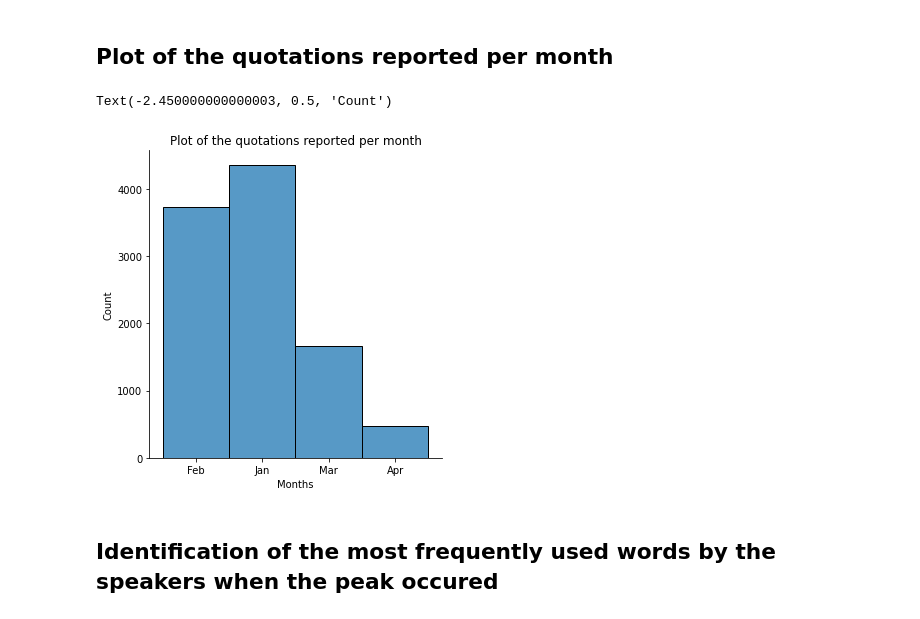
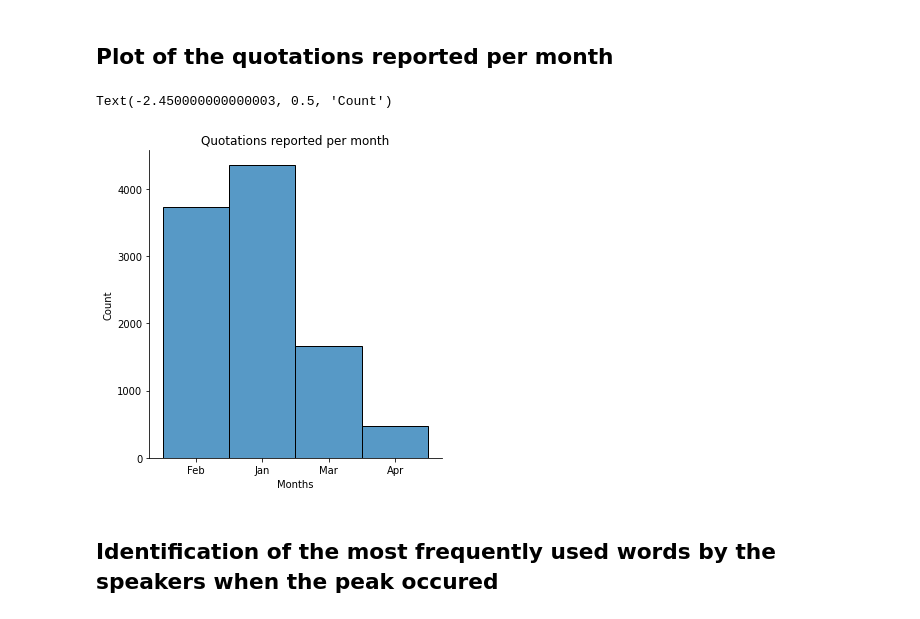
Before and after one commit to epfl-ada/ada-2021-project-flagada, a Jupyter notebook: proof_of_concept.ipynb, the cells around one changed output. Drawn from its saved outputs; the diff is of its cells as text; code cells hidden in the pictures.

```diff
--- a/proof_of_concept.ipynb
+++ b/proof_of_concept.ipynb
@@ -83,12 +83,12 @@ Text(0.5, 1.0, 'Number of quotations reported per day ')
 ## Plot of the quotations reported per month
 # %%
 sns.displot(quotes_2020['month'])
-plt.title('Plot of the quotations reported per month')
+plt.title('Quotations reported per month')
 plt.xlabel("Months")
 plt.ylabel("Count")
 # %% [output]
 Text(-2.450000000000003, 0.5, 'Count')
-[figure, old version]
+[figure, new version]
 # %% [markdown]
 ##  Identification of  the most frequently used words by the speakers when the peak occured
 # %% [markdown]
```
